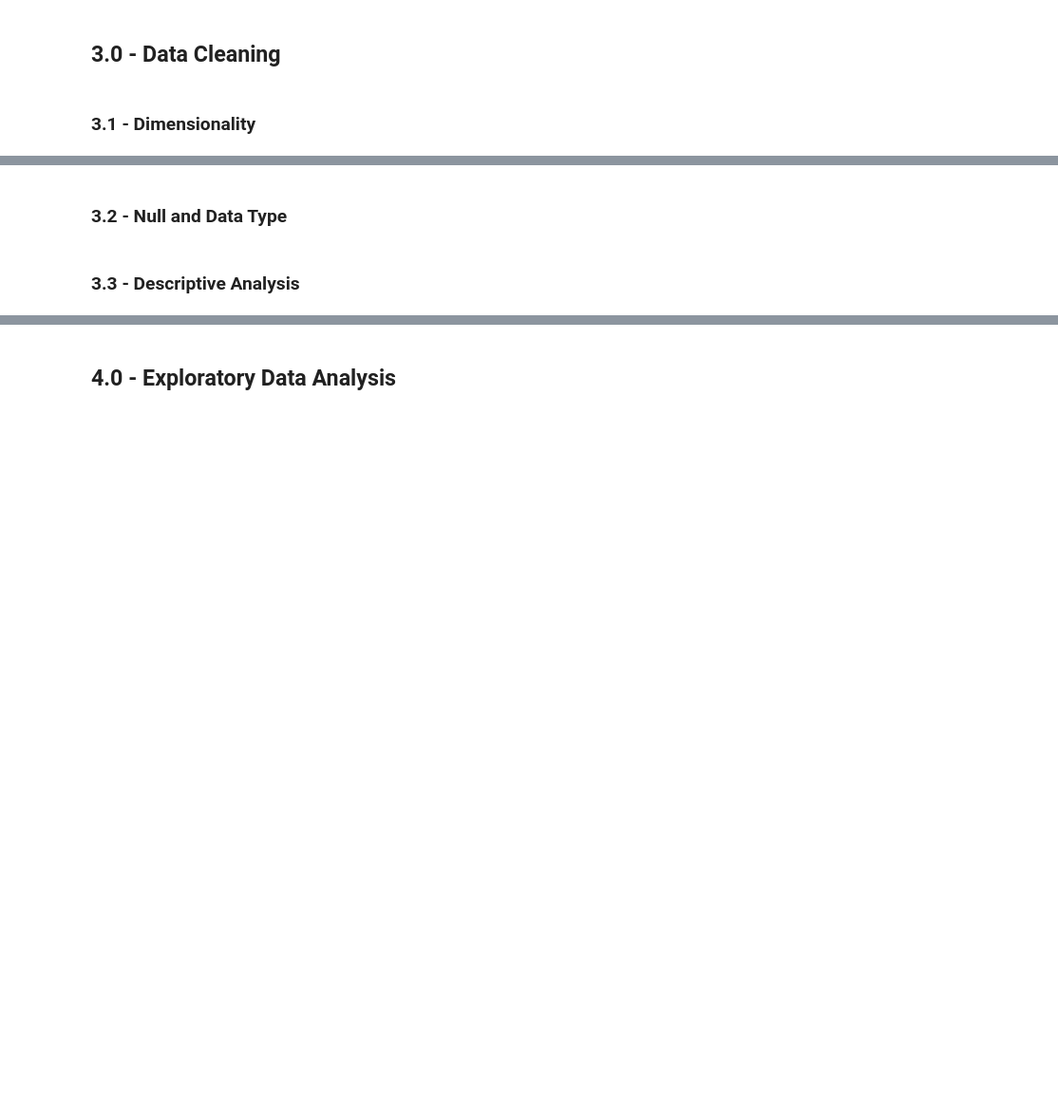
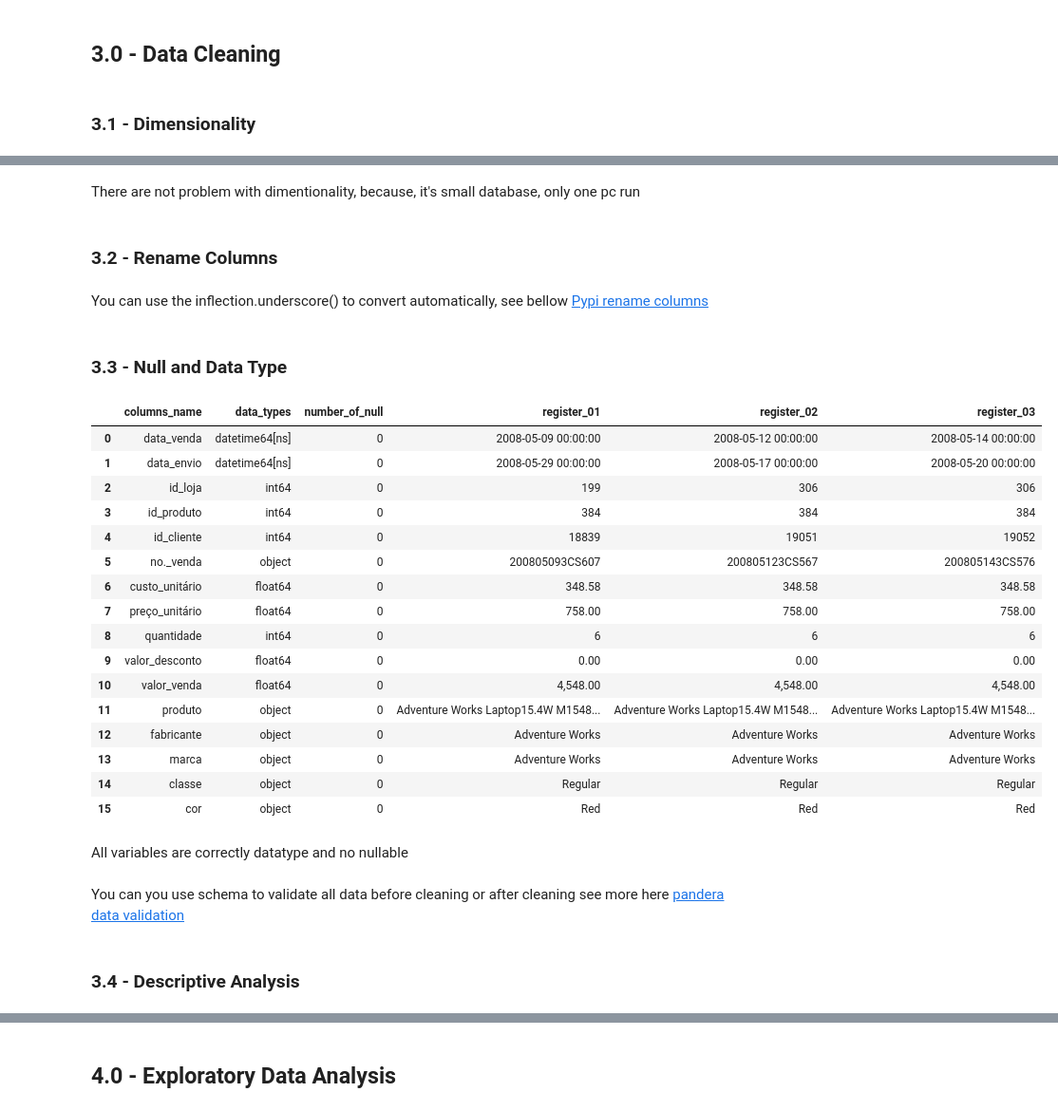
Before and after one commit to diegopmayer/adventure_works_sale_analysis, a Jupyter notebook: notebooks/c_01_aventure_works.ipynb, the cells around one changed output, grey strips where cells are left out. Shown at 95% size. Cells and saved outputs as stored; diff of their text form; code cells hidden in the pictures; blank space fills up the shorter version.

```diff
--- a/notebooks/c_01_aventure_works.ipynb
+++ b/notebooks/c_01_aventure_works.ipynb
@@ -17,2 +74,4 @@
+# %% [markdown]
+There are not problem with dimentionality, because, it's small database, only one pc run
 # %% [markdown]
-### 3.2 - Null and Data Type
+### 3.2 - Rename Columns
@@ -19,2 +81,34 @@
+# %% [markdown]
+You can use the inflection.underscore() to convert automatically, see bellow
+<a href="https://pypi.org/project/inflection/">Pypi rename columns</a>
+# %% [markdown]
+### 3.3 - Null and Data Type
+# %%
+# Showing Data types, numbers of null or NaN and first three registers
+null_dtypes = pd.concat([pd.concat([data_raw.dtypes, data_raw.isna().sum()], axis=1), data_raw.head(3).T], axis=1).reset_index()
+null_dtypes.columns = ['columns_name', 'data_types', 'number_of_null', 'register_01','register_02','register_03']
+null_dtypes
+# %% [output]
+|  | columns_name | data_types | number_of_null | register_01 | register_02 | register_03 |
+| 0 | data_venda | datetime64[ns] | 0 | 2008-05-09 00:00:00 | 2008-05-12 00:00:00 | 2008-05-14 00:00:00 |
+| 1 | data_envio | datetime64[ns] | 0 | 2008-05-29 00:00:00 | 2008-05-17 00:00:00 | 2008-05-20 00:00:00 |
+| 2 | id_loja | int64 | 0 | 199 | 306 | 306 |
+| 3 | id_produto | int64 | 0 | 384 | 384 | 384 |
+| 4 | id_cliente | int64 | 0 | 18839 | 19051 | 19052 |
+| 5 | no._venda | object | 0 | 200805093CS607 | 200805123CS567 | 200805143CS576 |
+| 6 | custo_unitário | float64 | 0 | 348.58 | 348.58 | 348.58 |
+| 7 | preço_unitário | float64 | 0 | 758.00 | 758.00 | 758.00 |
+| 8 | quantidade | int64 | 0 | 6 | 6 | 6 |
+| 9 | valor_desconto | float64 | 0 | 0.00 | 0.00 | 0.00 |
+| 10 | valor_venda | float64 | 0 | 4,548.00 | 4,548.00 | 4,548.00 |
+| 11 | produto | object | 0 | Adventure Works Laptop15.4W M1548... | Adventure Works Laptop15.4W M1548... | Adventure Works Laptop15.4W M1548... |
+| 12 | fabricante | object | 0 | Adventure Works | Adventure Works | Adventure Works |
+| 13 | marca | object | 0 | Adventure Works | Adventure Works | Adventure Works |
+| 14 | classe | object | 0 | Regular | Regular | Regular |
+| 15 | cor | object | 0 | Red | Red | Red |
+# %% [markdown]
+All variables are correctly datatype and no nullable
+# %% [markdown]
+You can you use schema to validate all data before cleaning or after cleaning see more here <a href="https://pandera.readthedocs.io/en/stable/">pandera data validation</a>
 # %% [markdown]
-### 3.3 - Descriptive Analysis
+### 3.4 - Descriptive Analysis
```
Also changed, not shown: parts of 29 cells of this notebook, 1 other file.
